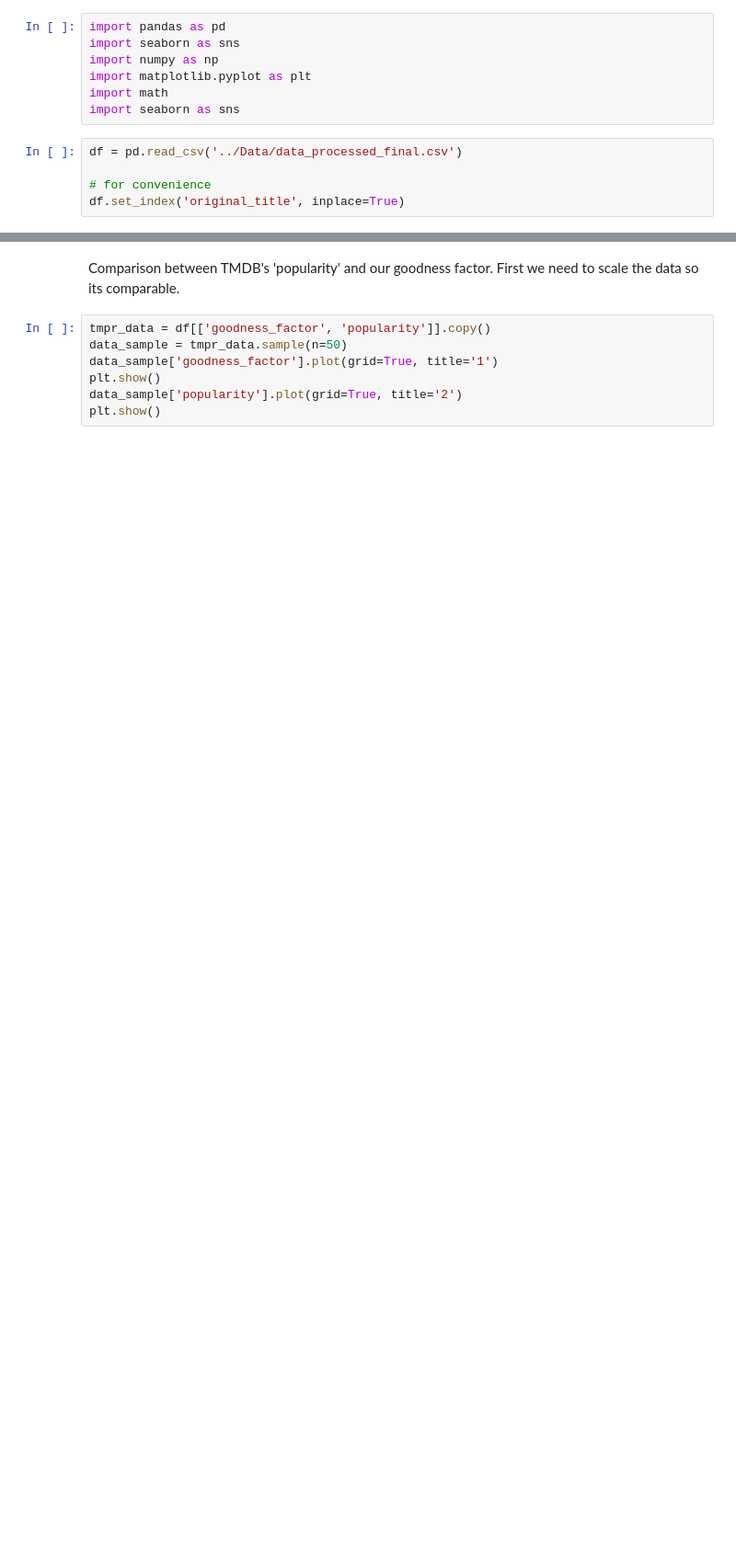
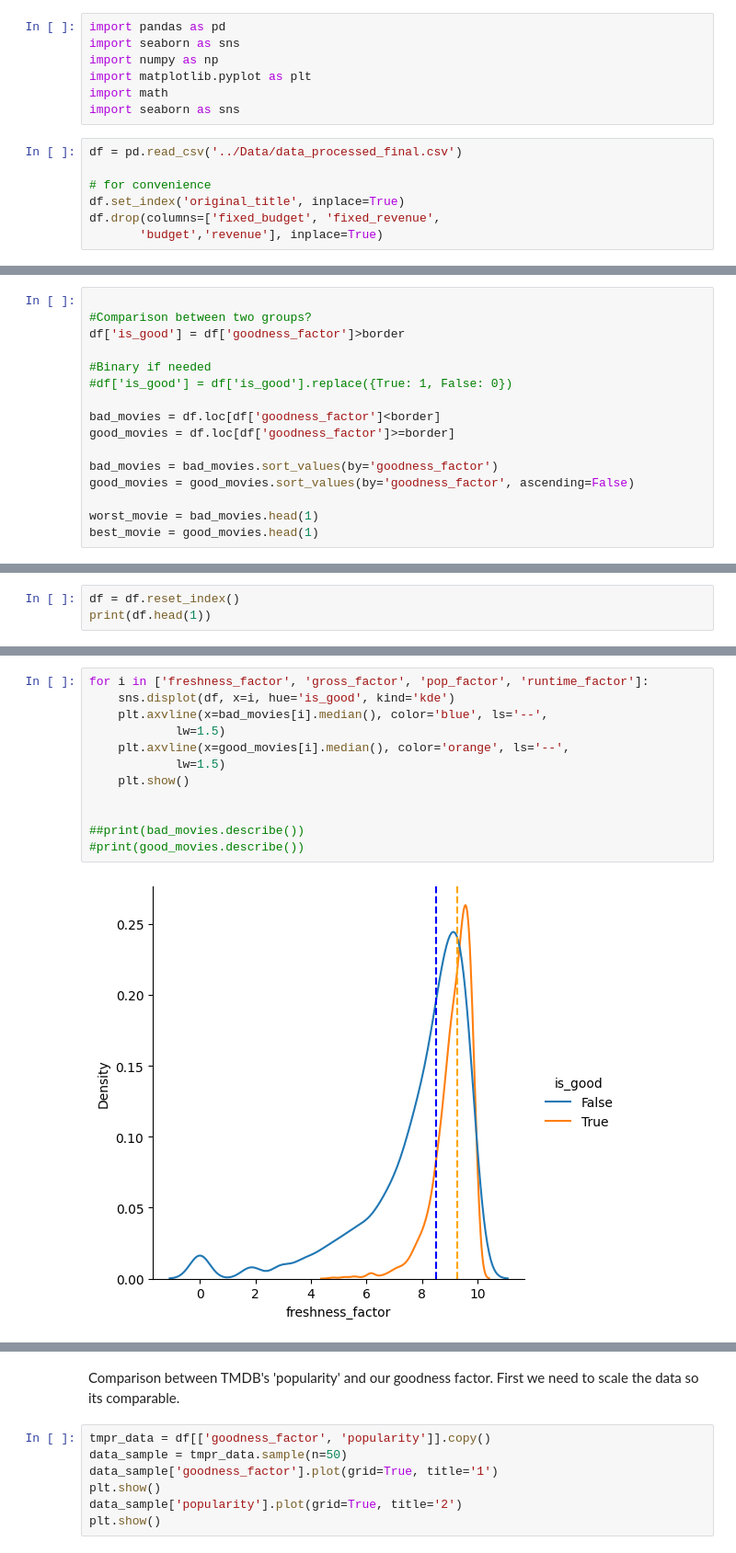
Before and after one commit to hnenonen/Intro_to_DS, a Jupyter notebook: data_preprocess/goodness_analysis.ipynb, the cells around one changed output, grey strips where cells are left out. Shown at 92% size. Cells and saved outputs as stored; diff of their text form; blank space fills up the shorter version.

Commit message:
add: good/bad movie analysis

```diff
--- a/data_preprocess/goodness_analysis.ipynb
+++ b/data_preprocess/goodness_analysis.ipynb
@@ -10,6 +10,8 @@ df = pd.read_csv('../Data/data_processed_final.csv')
 
 # for convenience
 df.set_index('original_title', inplace=True)
+df.drop(columns=['fixed_budget', 'fixed_revenue',
+       'budget','revenue'], inplace=True)
 # %%
 border = df['goodness_factor'].mean() + 0.5*df['goodness_factor'].std()
 print(f'Borderline for good/bad movie is: {border}')
@@ -31,0 +32,16 @@ plt.show()
+# %%
+
+#Comparison between two groups?
+df['is_good'] = df['goodness_factor']>border
+
+#Binary if needed
+#df['is_good'] = df['is_good'].replace({True: 1, False: 0})
+
+bad_movies = df.loc[df['goodness_factor']<border]
+good_movies = df.loc[df['goodness_factor']>=border]
+
+bad_movies = bad_movies.sort_values(by='goodness_factor')
+good_movies = good_movies.sort_values(by='goodness_factor', ascending=False)
+
+worst_movie = bad_movies.head(1)
+best_movie = good_movies.head(1)
@@ -31,0 +50,3 @@ plt.show()
+# %%
+df = df.reset_index()
+print(df.head(1))
@@ -31,0 +67,14 @@ plt.show()
+# %%
+for i in ['freshness_factor', 'gross_factor', 'pop_factor', 'runtime_factor']:
+    sns.displot(df, x=i, hue='is_good', kind='kde')
+    plt.axvline(x=bad_movies[i].median(), color='blue', ls='--',
+            lw=1.5)
+    plt.axvline(x=good_movies[i].median(), color='orange', ls='--',
+            lw=1.5)
+    plt.show()
+
+
+##print(bad_movies.describe())
+#print(good_movies.describe())
+# %% [output]
+[figure, added]
```
Also changed, not shown: parts of 11 cells of this notebook, 1 other file.
